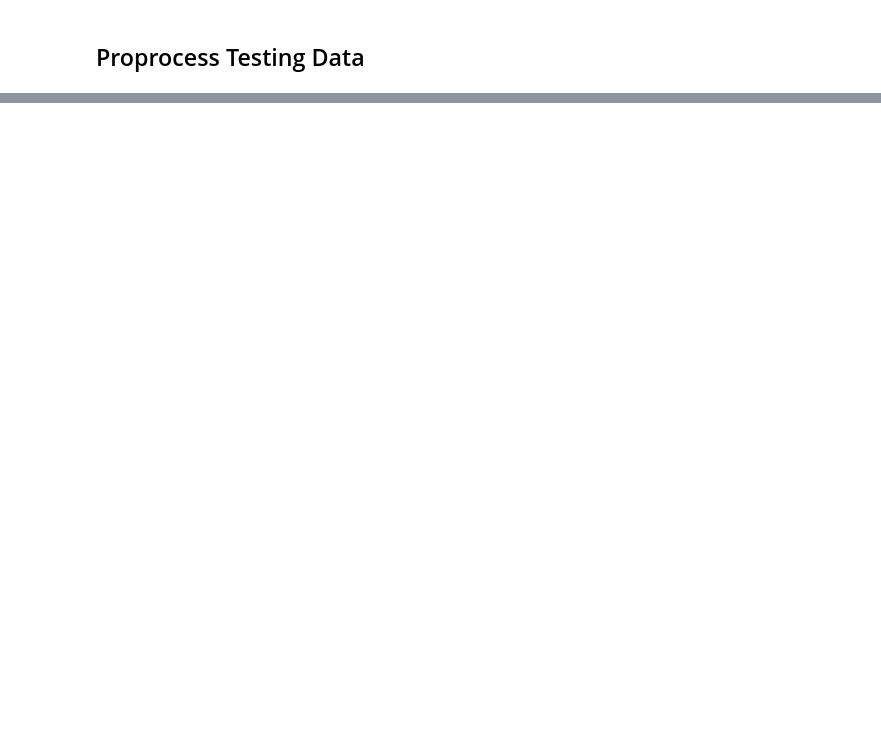
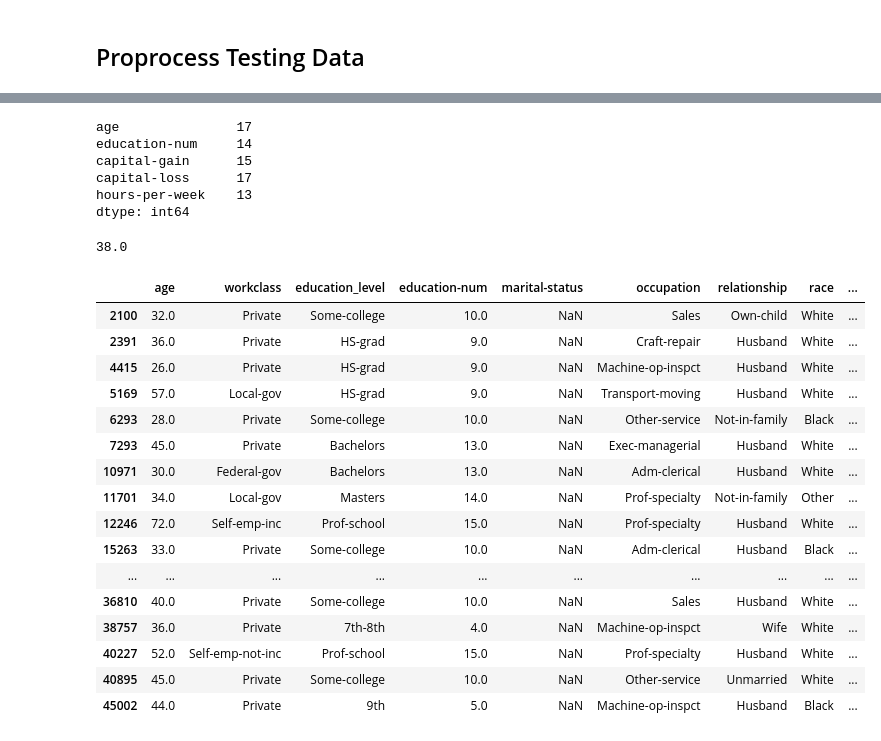
Before and after one commit to zhanshu21/fingding-donors, a Jupyter notebook: kaggle-competetion.ipynb, the cells around one changed output, grey strips where cells are left out. Saved outputs shown, nothing was run; the diff lists cells and outputs as text; code cells hidden in the pictures; blank space fills up the shorter version.

```diff
--- a/kaggle-competetion.ipynb
+++ b/kaggle-competetion.ipynb
@@ -676,4 +417,16 @@ test_df.head(2)
 # %%
 test_df = test_df.drop("Unnamed: 0", axis=1)
+# %%
+# Display rows with any NaN values in test_df
+df = test_df.copy()
+cat_col = df.select_dtypes(include=['object']).columns
+num_col = df.select_dtypes(include=['int64', 'float64']).columns
 # %%
-test_df.isnull().sum()
+df[num_col].isnull().sum()
+# %% [output]
+age               17
+education-num     14
+capital-gain      15
+capital-loss      17
+hours-per-week    13
+dtype: int64
@@ -683,0 +433,24 @@ nan_rows
+# %%
+np.floor(df['age'].mean())
+# %% [output]
+38.0
+# %%
+df[df['marital-status'].isna()]
+# %% [output]
+|  | age | workclass | education_level | education-num | marital-status | occupation | relationship | race | ... |
+| 2100 | 32.0 | Private | Some-college | 10.0 | NaN | Sales | Own-child | White | ... |
+| 2391 | 36.0 | Private | HS-grad | 9.0 | NaN | Craft-repair | Husband | White | ... |
+| 4415 | 26.0 | Private | HS-grad | 9.0 | NaN | Machine-op-inspct | Husband | White | ... |
+| 5169 | 57.0 | Local-gov | HS-grad | 9.0 | NaN | Transport-moving | Husband | White | ... |
+| 6293 | 28.0 | Private | Some-college | 10.0 | NaN | Other-service | Not-in-family | Black | ... |
+| 7293 | 45.0 | Private | Bachelors | 13.0 | NaN | Exec-managerial | Husband | White | ... |
+| 10971 | 30.0 | Federal-gov | Bachelors | 13.0 | NaN | Adm-clerical | Husband | White | ... |
+| 11701 | 34.0 | Local-gov | Masters | 14.0 | NaN | Prof-specialty | Not-in-family | Other | ... |
+| 12246 | 72.0 | Self-emp-inc | Prof-school | 15.0 | NaN | Prof-specialty | Husband | White | ... |
+| 15263 | 33.0 | Private | Some-college | 10.0 | NaN | Adm-clerical | Husband | Black | ... |
+| ... | ... | ... | ... | ... | ... | ... | ... | ... | ... |
+| 36810 | 40.0 | Private | Some-college | 10.0 | NaN | Sales | Husband | White | ... |
+| 38757 | 36.0 | Private | 7th-8th | 4.0 | NaN | Machine-op-inspct | Wife | White | ... |
+| 40227 | 52.0 | Self-emp-not-inc | Prof-school | 15.0 | NaN | Prof-specialty | Husband | White | ... |
+| 40895 | 45.0 | Private | Some-college | 10.0 | NaN | Other-service | Unmarried | White | ... |
+| 45002 | 44.0 | Private | 9th | 5.0 | NaN | Machine-op-inspct | Husband | Black | ... |
```
Also changed, not shown: parts of 62 cells of this notebook.
